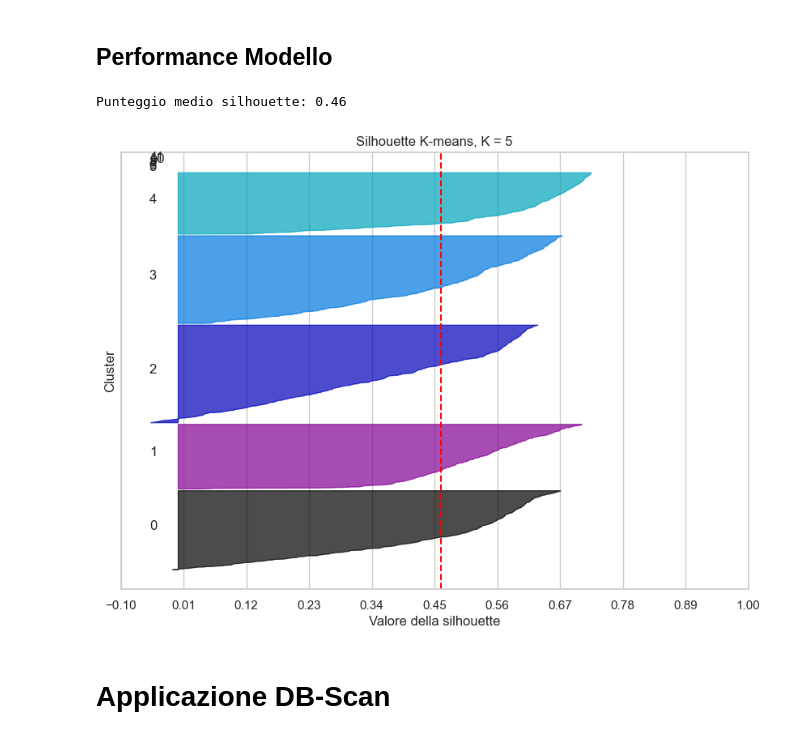
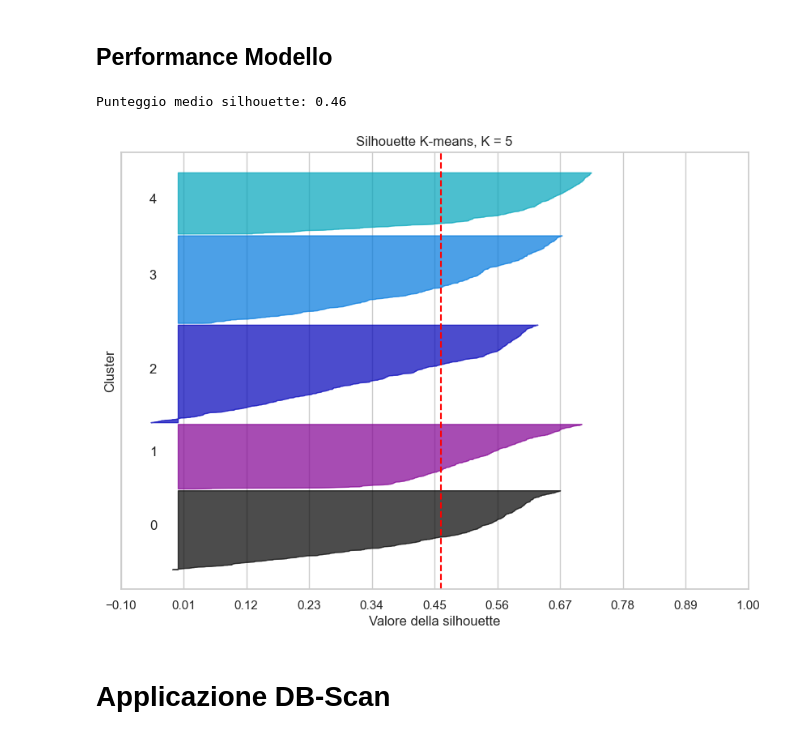
Before and after one commit to Giansimone-Coccia/Student_Performance_Analysis, a Jupyter notebook: Clusterizzazione.ipynb, the cells around one changed output. Drawn from its saved outputs; the diff is of its cells as text; code cells hidden in the pictures.

```diff
--- a/Clusterizzazione.ipynb
+++ b/Clusterizzazione.ipynb
@@ -347,35 +344,35 @@ sample_silhouette_values = silhouette_samples(df_scaled_2d_tsne, df['Cluster'])
 fig, ax = plt.subplots(1, 1, figsize=(10, 7))
 y_lower = 10  # Spaziatura iniziale tra i cluster
 
-for i in range(12):  # Assumendo 12 cluster
+for i in range(5):  # Assumendo 12 cluster
     # Raccolta dei valori di silhouette per il cluster i
     ith_cluster_silhouette_values = sample_silhouette_values[df['Cluster'] == i]
     ith_cluster_silhouette_values.sort()
 
     size_cluster_i = ith_cluster_silhouette_values.shape[0]
     y_upper = y_lower + size_cluster_i
 
     color = plt.cm.nipy_spectral(float(i) / 12)
     ax.fill_betweenx(np.arange(y_lower, y_upper), 0, ith_cluster_silhouette_values, facecolor=color, edgecolor=color, alpha=0.7)
 
     # Etichetta per ciascun cluster
     ax.text(-0.05, y_lower + 0.5 * size_cluster_i, str(i))
 
     y_lower = y_upper + 10  # 10 per spaziatura tra i plot
 
 ax.set_title("Silhouette K-means, K = 5")
 ax.set_xlabel("Valore della silhouette")
 ax.set_ylabel("Cluster")
 
 # Tracciare la linea media della silhouette
 ax.axvline(x=silhouette_avg, color="red", linestyle="--")
 
 ax.set_yticks([])  # Rimozione delle etichette sull'asse Y
 ax.set_xticks(np.linspace(-0.1, 1.0, 11))
 plt.show()
 # %% [output]
 Punteggio medio silhouette: 0.46
-[figure, old version]
+[figure, new version]
 # %% [markdown]
 # Applicazione DB-Scan
 # %%
```
Also changed, not shown: parts of 14 cells of this notebook.
